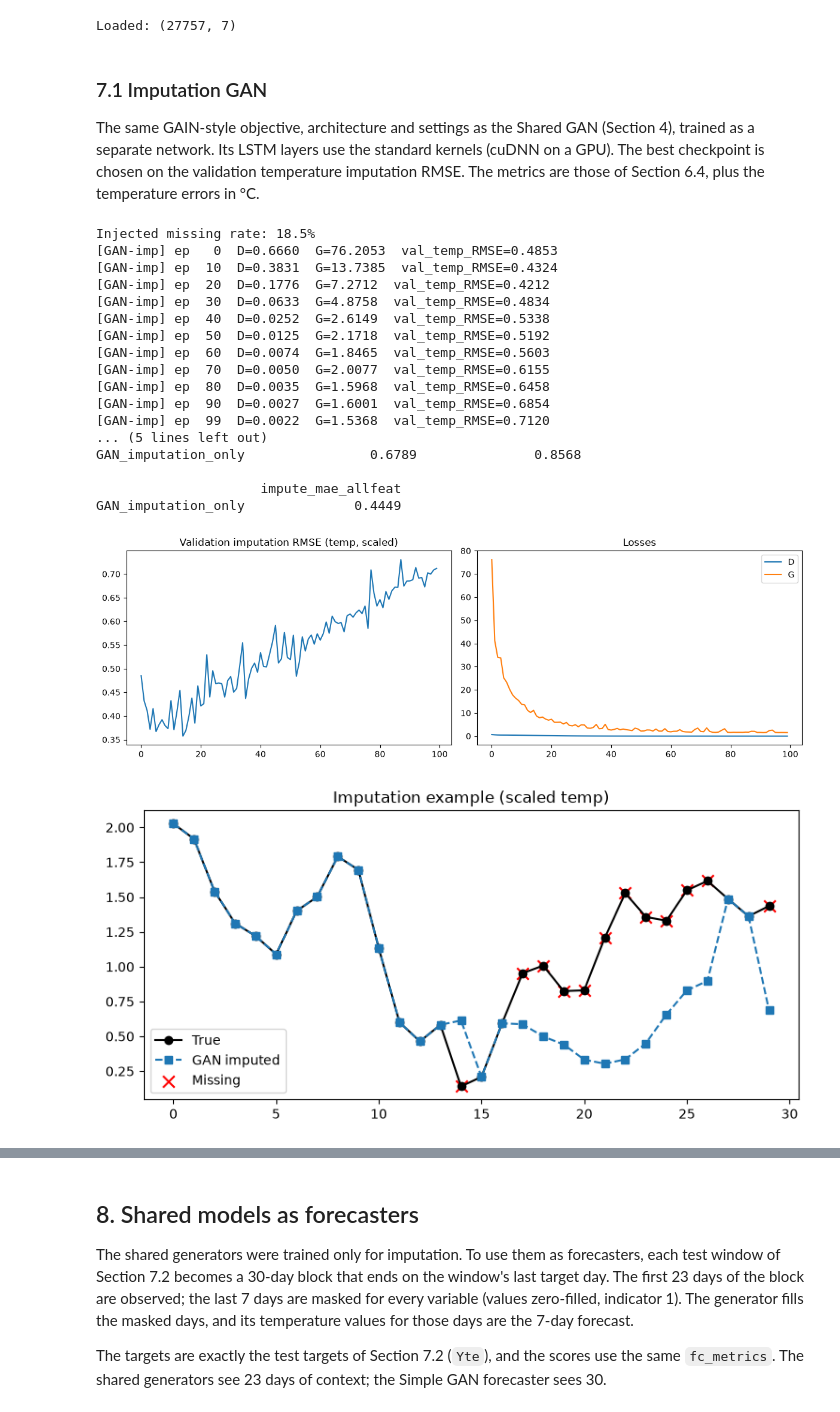
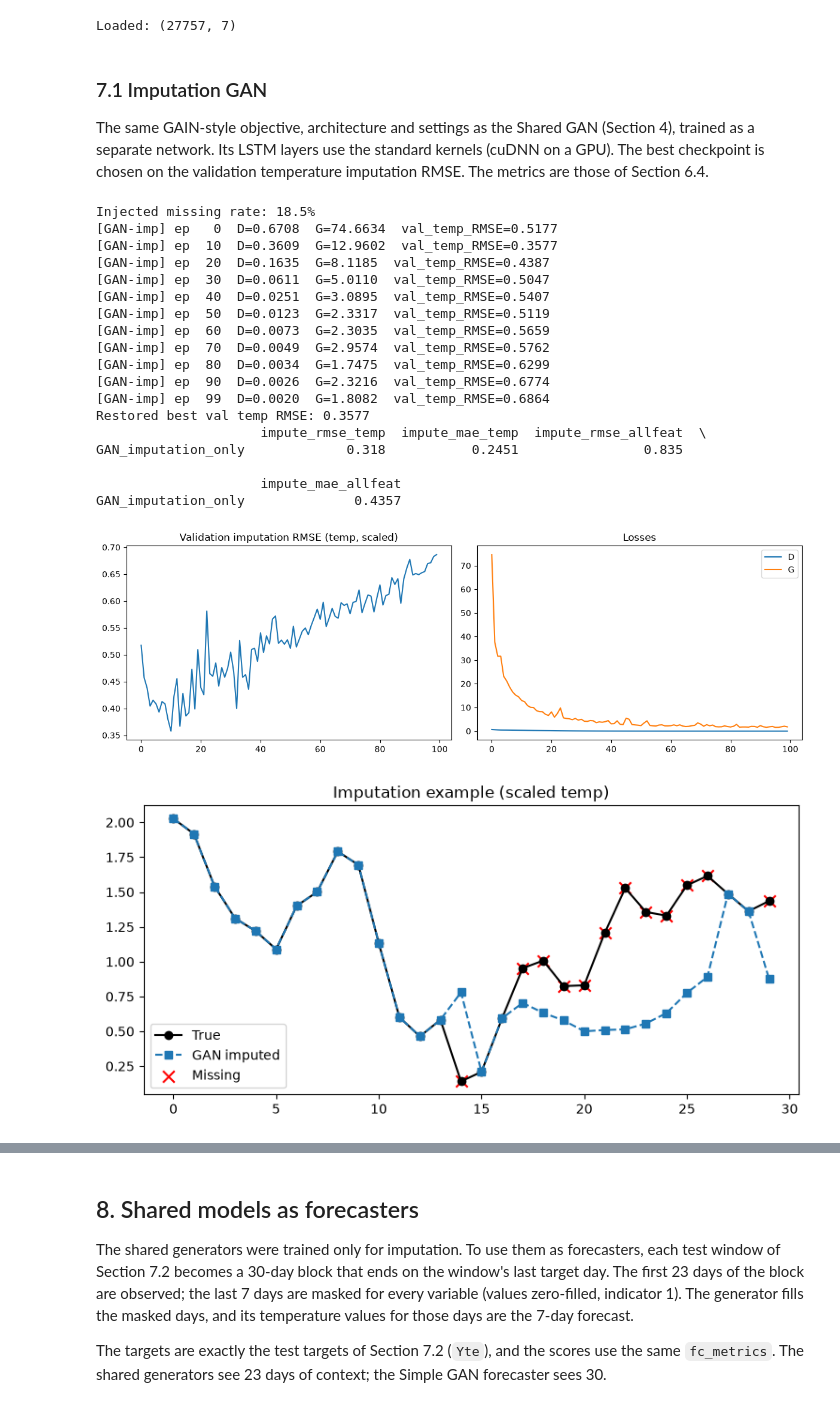
Before and after one commit to Melvin0163/Adversarial-Forecasting-A-GAN-Based-Framework-for-Time-Series-Imputation-and-Weather-Prediction, a Jupyter notebook: Adversarial_Forecasting_GAN.ipynb, the cells around one changed output, grey strips where cells are left out. Saved outputs shown, nothing was run; the diff lists cells and outputs as text; code cells hidden in the pictures.

```diff
--- a/Adversarial_Forecasting_GAN.ipynb
+++ b/Adversarial_Forecasting_GAN.ipynb
@@ -850,7 +849,7 @@ Loaded: (27757, 7)
 # %% [markdown]
 ### 7.1 Imputation GAN
 
-The same GAIN-style objective, architecture and settings as the Shared GAN (Section 4), trained as a separate network. Its LSTM layers use the standard kernels (cuDNN on a GPU). The best checkpoint is chosen on the validation temperature imputation RMSE. The metrics are those of Section 6.4, plus the temperature errors in °C.
+The same GAIN-style objective, architecture and settings as the Shared GAN (Section 4), trained as a separate network. Its LSTM layers use the standard kernels (cuDNN on a GPU). The best checkpoint is chosen on the validation temperature imputation RMSE. The metrics are those of Section 6.4.
 # %%
 BLOCK_LEN = 30
 EPOCHS, BATCH, LR, REC_W = 100, 128, 1e-3, 100.0
@@ -932,12 +931,9 @@ def impute_metrics(inp, true):
     x_hat = obs + m * (G(inp, training=False).numpy() - obs)
     err = (x_hat - true) * m
     e_t, m_t = err[..., T], m[..., T]
-    sig = scaler_i.scale_[T]
     return {
         "impute_rmse_temp": np.sqrt((e_t**2).sum() / m_t.sum()),
         "impute_mae_temp": np.abs(e_t).sum() / m_t.sum(),
-        "impute_rmse_temp_degC": np.sqrt((e_t**2).sum() / m_t.sum()) * sig,
-        "impute_mae_temp_degC": np.abs(e_t).sum() / m_t.sum() * sig,
         "impute_rmse_allfeat": np.sqrt((err**2).sum() / m.sum()),
         "impute_mae_allfeat": np.abs(err).sum() / m.sum(),
     }, x_hat
@@ -953,49 +949,50 @@ for ep in range(EPOCHS):
         d, g = train_step(xb, mb); dl.append(float(d)); gl.append(float(g))
     v = impute_metrics(val_in, true_va)[0]["impute_rmse_temp"]
     hist["d"].append(np.mean(dl)); hist["g"].append(np.mean(gl)); hist["val_rmse"].append(v)
     if v < best: best, best_w = v, G.get_weights()
     if ep % 10 == 0 or ep == EPOCHS - 1:
         print(f"[GAN-imp] ep {ep:3d}  D={np.mean(dl):.4f}  G={np.mean(gl):.4f}  val_temp_RMSE={v:.4f}")
 G.set_weights(best_w); print("Restored best val temp RMSE:", round(best, 4))
 train_time["Simple GAN (imputation)"] = time.time() - t0
 
 # ---------- test ----------
 m_imp, xhat_imp = impute_metrics(test_in, true_te)
 res_imp = pd.DataFrame({"GAN_imputation_only": m_imp}).T
 print(res_imp.round(4)); res_imp.to_csv(f"{OUT_DIR}/gan_imputation_only_metrics.csv")
 
 fig, ax = plt.subplots(1, 2, figsize=(12, 4))
 ax[0].plot(hist["val_rmse"]); ax[0].set_title("Validation imputation RMSE (temp, scaled)")
 ax[1].plot(hist["d"], label="D"); ax[1].plot(hist["g"], label="G"); ax[1].legend(); ax[1].set_title("Losses")
 plt.tight_layout(); plt.savefig(f"{OUT_DIR}/gan_imputation_curves.png", dpi=140); plt.show()
 
 b = 0; miss_d = np.where(test_in[b, :, F + T] == 1)[0]
 plt.figure(figsize=(9, 4))
 plt.plot(true_te[b, :, T], "ko-", label="True"); plt.plot(xhat_imp[b, :, T], "s--", label="GAN imputed")
 plt.scatter(miss_d, true_te[b, miss_d, T], c="r", marker="x", s=80, label="Missing")
 plt.legend(); plt.title("Imputation example (scaled temp)")
 plt.savefig(f"{OUT_DIR}/gan_imputation_example.png", dpi=140)
 plt.show()
 # %% [output]
 Injected missing rate: 18.5%
-[GAN-imp] ep   0  D=0.6660  G=76.2053  val_temp_RMSE=0.4853
-[GAN-imp] ep  10  D=0.3831  G=13.7385  val_temp_RMSE=0.4324
-[GAN-imp] ep  20  D=0.1776  G=7.2712  val_temp_RMSE=0.4212
-[GAN-imp] ep  30  D=0.0633  G=4.8758  val_temp_RMSE=0.4834
-[GAN-imp] ep  40  D=0.0252  G=2.6149  val_temp_RMSE=0.5338
-[GAN-imp] ep  50  D=0.0125  G=2.1718  val_temp_RMSE=0.5192
-[GAN-imp] ep  60  D=0.0074  G=1.8465  val_temp_RMSE=0.5603
-[GAN-imp] ep  70  D=0.0050  G=2.0077  val_temp_RMSE=0.6155
-[GAN-imp] ep  80  D=0.0035  G=1.5968  val_temp_RMSE=0.6458
-[GAN-imp] ep  90  D=0.0027  G=1.6001  val_temp_RMSE=0.6854
-[GAN-imp] ep  99  D=0.0022  G=1.5368  val_temp_RMSE=0.7120
-... (5 lines left out)
-GAN_imputation_only                0.6789               0.8568
+[GAN-imp] ep   0  D=0.6708  G=74.6634  val_temp_RMSE=0.5177
+[GAN-imp] ep  10  D=0.3609  G=12.9602  val_temp_RMSE=0.3577
+[GAN-imp] ep  20  D=0.1635  G=8.1185  val_temp_RMSE=0.4387
+[GAN-imp] ep  30  D=0.0611  G=5.0110  val_temp_RMSE=0.5047
+[GAN-imp] ep  40  D=0.0251  G=3.0895  val_temp_RMSE=0.5407
+[GAN-imp] ep  50  D=0.0123  G=2.3317  val_temp_RMSE=0.5119
+[GAN-imp] ep  60  D=0.0073  G=2.3035  val_temp_RMSE=0.5659
+[GAN-imp] ep  70  D=0.0049  G=2.9574  val_temp_RMSE=0.5762
+[GAN-imp] ep  80  D=0.0034  G=1.7475  val_temp_RMSE=0.6299
+[GAN-imp] ep  90  D=0.0026  G=2.3216  val_temp_RMSE=0.6774
+[GAN-imp] ep  99  D=0.0020  G=1.8082  val_temp_RMSE=0.6864
+Restored best val temp RMSE: 0.3577
+                     impute_rmse_temp  impute_mae_temp  impute_rmse_allfeat  \
+GAN_imputation_only             0.318           0.2451                0.835
 
                      impute_mae_allfeat
-GAN_imputation_only              0.4449
+GAN_imputation_only              0.4357
-[figure, old version]
+[figure, new version]
-[figure, old version]
+[figure, new version]
 # %% [markdown]
 ### 7.2 Forecasting GAN
 
```
Also changed, not shown: parts of 16 cells of this notebook, 19 other files.
